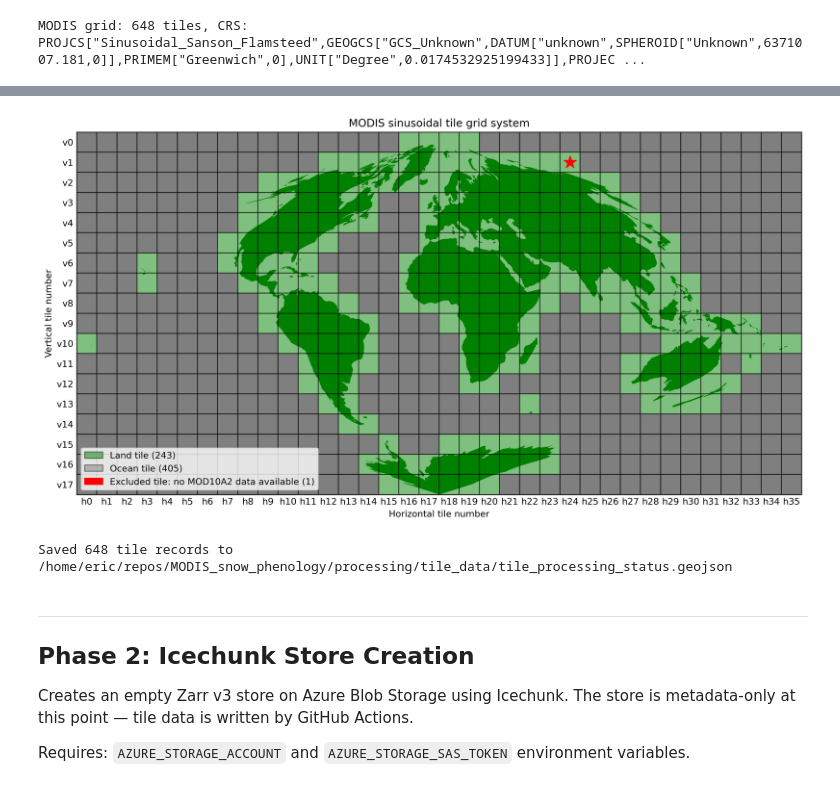
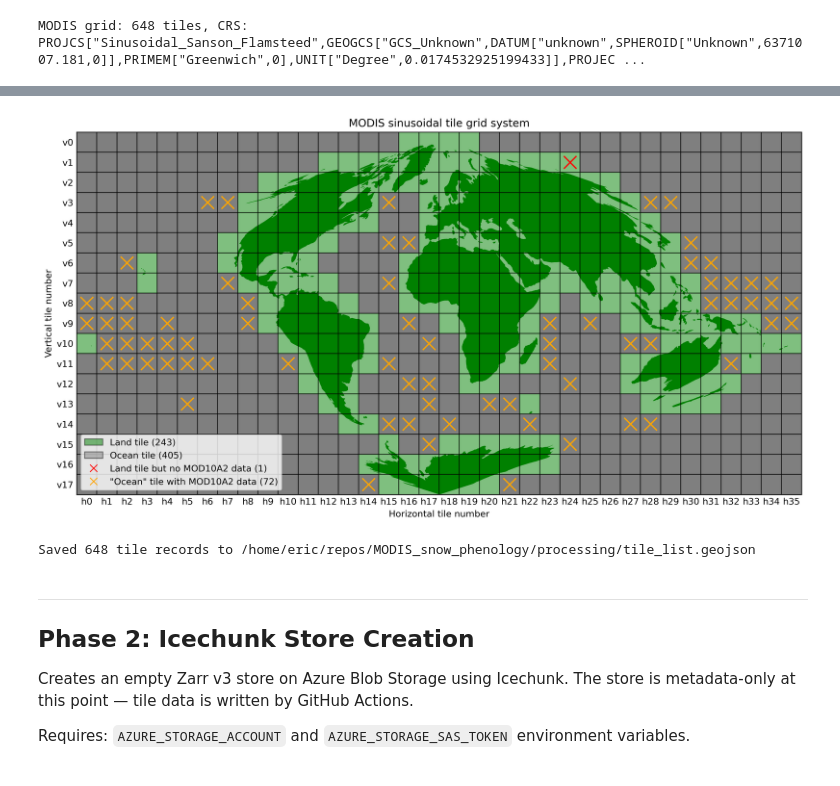
Before and after one commit to egagli/MODIS_snow_phenology, a Jupyter notebook: notebooks/01_initialize.ipynb, the cells around one changed output, grey strips where cells are left out. Saved outputs shown, nothing was run; the diff lists cells and outputs as text; code cells hidden in the pictures.

Commit message:
rename processing status stuff to make more sense

```diff
--- a/notebooks/01_initialize.ipynb
+++ b/notebooks/01_initialize.ipynb
@@ -109,52 +123,92 @@ modis_grid_gdf.loc[600, 'notes'] = 'Skip because no MOD10A2 data available.'
+# %%
+# If there's land and MOD10A2 scenes -> unprocessed
+mask_land_with_data = (modis_grid_gdf['land']) & (modis_grid_gdf['total_num_MOD10A2_scenes'] > 0)
+modis_grid_gdf.loc[mask_land_with_data, 'to_process'] = True
+modis_grid_gdf.loc[mask_land_with_data, 'tile_notes'] = (
+    'Has land and ' + modis_grid_gdf.loc[mask_land_with_data, 'total_num_MOD10A2_scenes'].astype(str) + ' MOD10A2 scenes.'
+)
+
+# If there's land but no MOD10A2 scenes -> skip
+mask_land_no_data = (modis_grid_gdf['land']) & (modis_grid_gdf['total_num_MOD10A2_scenes'] == 0)
+modis_grid_gdf.loc[mask_land_no_data, 'to_process'] = False
+modis_grid_gdf.loc[mask_land_no_data, 'tile_notes'] = 'Has land but no MOD10A2 scenes found.'
+
+# If no land but some MOD10A2 scenes -> unprocessed
+mask_no_land_with_data = (~modis_grid_gdf['land']) & (modis_grid_gdf['total_num_MOD10A2_scenes'] > 0)
+modis_grid_gdf.loc[mask_no_land_with_data, 'to_process'] = True
+modis_grid_gdf.loc[mask_no_land_with_data, 'tile_notes'] = (
+    'No land but ' + modis_grid_gdf.loc[mask_no_land_with_data, 'total_num_MOD10A2_scenes'].astype(str) + ' MOD10A2 scenes found.'
+)
 # %%
 f, ax = plt.subplots(figsize=(12,7),dpi=300)
 
 land_proj_gdf.plot(ax=ax, color='green',zorder=0)
 modis_grid_gdf.plot(ax=ax, facecolor=modis_grid_gdf['land'].map({True: 'green', False: 'none'}), edgecolor='black', alpha=0.5, zorder=1)
 
-# plot asterisk at centroid of each tile manually excluded
-excluded_tiles = modis_grid_gdf[modis_grid_gdf['notes'] == 'Skip because no MOD10A2 data available.']
+# plot red x at centroid of each tile manually excluded
+excluded_tiles = modis_grid_gdf[modis_grid_gdf['tile_notes'] == 'Has land but no MOD10A2 scenes found.']
 excluded_tiles_centroids = excluded_tiles.geometry.centroid
-ax.scatter(excluded_tiles_centroids.x, excluded_tiles_centroids.y, marker='*', color='red', s=200, label='Manually excluded tile (no data available)', zorder=2)
+ax.scatter(excluded_tiles_centroids.x, excluded_tiles_centroids.y, marker='x', color='red', s=200, label='Manually excluded tile (no data available)', zorder=2)
 
+# plot x at centroid of each tile without land but some MOD10A2 scenes
+ocean_with_data_tiles = modis_grid_gdf[
+    (~modis_grid_gdf['land']) & (modis_grid_gdf['total_num_MOD10A2_scenes'] > 0)
+]
+ocean_with_data_centroids = ocean_with_data_tiles.geometry.centroid
+ax.scatter(
+    ocean_with_data_centroids.x, ocean_with_data_centroids.y,
+    marker='x', color='orange', s=200,
+    label=f'Ocean tile with MOD10A2 data ({len(ocean_with_data_tiles)})',
+    zorder=2,
+)
 
 ax.set_title(f'MODIS sinusoidal tile grid system')
 ax.set_xlabel('Horizontal tile number')
 ax.set_ylabel('Vertical tile number')
 
 # create tick labels for h and v values, using the mean centroid of the tiles in each row/column to position the ticks
 h_values = sorted(modis_grid_gdf['h'].unique())
 v_values = sorted(modis_grid_gdf['v'].unique(), reverse=True)
 
 h_coords = [modis_grid_gdf[modis_grid_gdf['h'] == h].geometry.centroid.x.mean() for h in h_values]
 v_coords = [modis_grid_gdf[modis_grid_gdf['v'] == v].geometry.centroid.y.mean() for v in v_values]
 
 ax.set_xticks(h_coords)
 ax.set_xticklabels([f'h{h}' for h in h_values])
 ax.set_yticks(v_coords)
 ax.set_yticklabels([f'v{v}' for v in v_values])
 
 ax.tick_params(axis='both', which='both', length=0)
 
 ax.set_xlim(modis_grid_gdf.total_bounds[0], modis_grid_gdf.total_bounds[2])
 ax.set_ylim(modis_grid_gdf.total_bounds[1], modis_grid_gdf.total_bounds[3])
 
 from matplotlib.patches import Patch
-legend_elements = [Patch(facecolor='green', alpha=0.5, edgecolor='black', label=f'Land tile ({modis_grid_gdf[modis_grid_gdf["land"] == True].shape[0]})'),
-                   Patch(facecolor='grey', alpha=0.5, edgecolor='black', label=f'Ocean tile ({modis_grid_gdf[modis_grid_gdf["land"] == False].shape[0]})'),
-                   Patch(facecolor='red', edgecolor='red', label=f'Excluded tile: no MOD10A2 data available ({excluded_tiles.shape[0]})')]
+from matplotlib.lines import Line2D
+
+legend_elements = [
+    Patch(facecolor='green', alpha=0.5, edgecolor='black',
+          label=f'Land tile ({modis_grid_gdf[modis_grid_gdf["land"]].shape[0]})'),
+    Patch(facecolor='grey', alpha=0.5, edgecolor='black',
+          label=f'Ocean tile ({modis_grid_gdf[~modis_grid_gdf["land"]].shape[0]})'),
+    Line2D([0], [0], marker='x', color='red', linestyle='None', markersize=8,
+           label=f'Land tile but no MOD10A2 data ({len(excluded_tiles)})'),
+    Line2D([0], [0], marker='x', color='orange', linestyle='None', markersize=8,
+           label=f'"Ocean" tile with MOD10A2 data ({len(ocean_with_data_tiles)})'),
+]
+
 ax.legend(handles=legend_elements, loc='lower left')
 
 f.tight_layout()
 # %% [output]
-[figure, old version]
+[figure, new version]
 # %%
 # Save GeoJSON tile registry
-config.TILE_STATUS_PATH.parent.mkdir(parents=True, exist_ok=True)
-modis_grid_gdf.to_file(config.TILE_STATUS_PATH, driver='GeoJSON')
-print(f'Saved {len(modis_grid_gdf)} tile records to {config.TILE_STATUS_PATH}')
+config.TILE_LIST_PATH.parent.mkdir(parents=True, exist_ok=True)
+modis_grid_gdf.to_file(config.TILE_LIST_PATH, driver='GeoJSON')
+print(f'Saved {len(modis_grid_gdf)} tile records to {config.TILE_LIST_PATH}')
 # %% [output]
-Saved 648 tile records to /home/eric/repos/MODIS_snow_phenology/processing/tile_data/tile_processing_status.geojson
+Saved 648 tile records to /home/eric/repos/MODIS_snow_phenology/processing/tile_list.geojson
 # %% [markdown]
 ---
 ## Phase 2: Icechunk Store Creation
```
Also changed, not shown: parts of 9 cells of this notebook, 6 other files.
